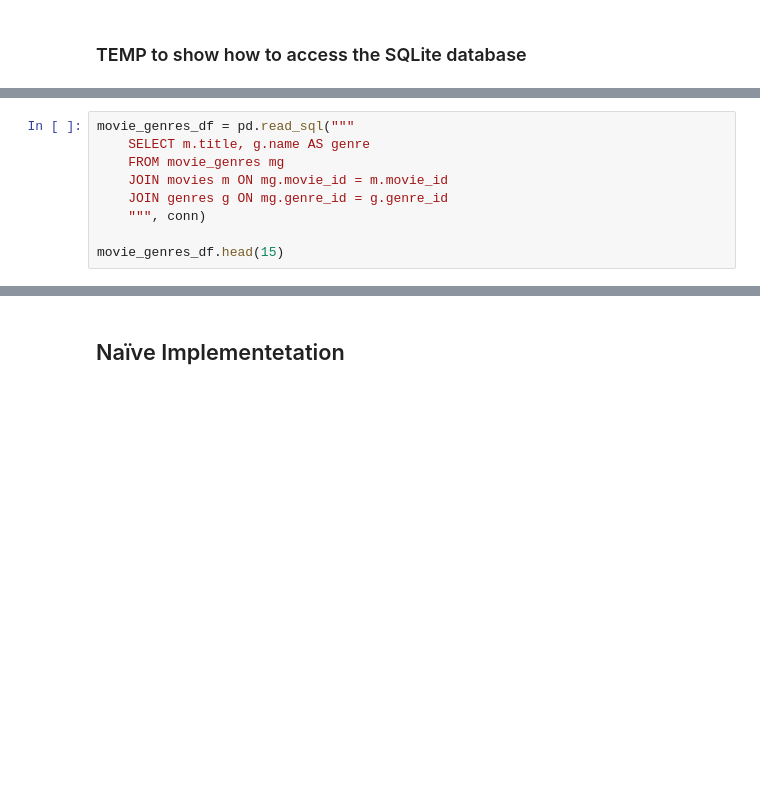
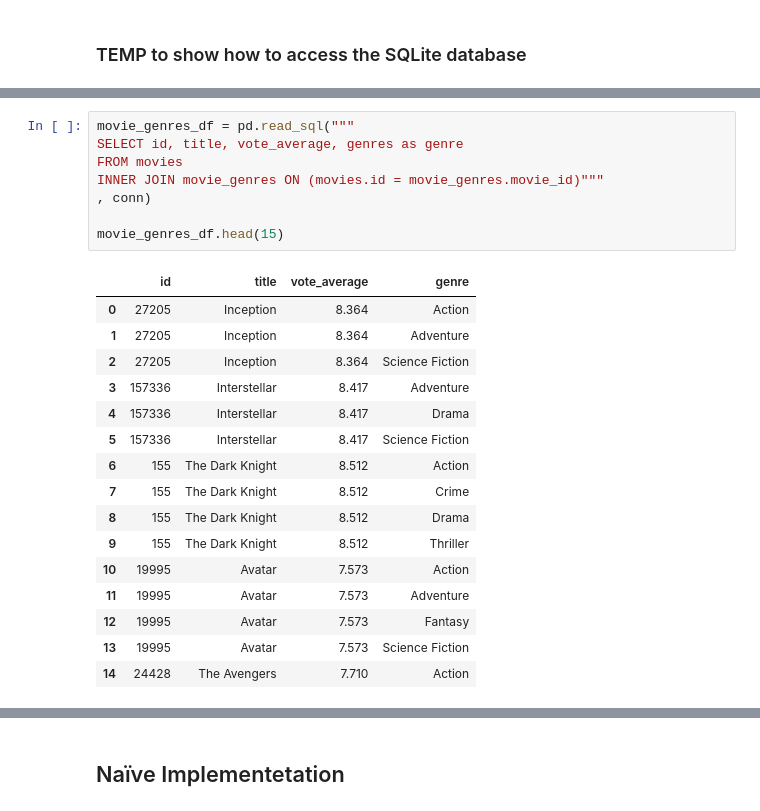
Before and after one commit to TunaConnoisseur/COMP30770-Big-Data, a Jupyter notebook: IMDB Notebook.ipynb, the cells around one changed output, grey strips where cells are left out. Cells and saved outputs as stored; diff of their text form; blank space fills up the shorter version.

```diff
--- a/IMDB Notebook.ipynb
+++ b/IMDB Notebook.ipynb
@@ -116,9 +170,25 @@ genres_df.head(30)
-# %%
-movie_genres_df = pd.read_sql("""
-    SELECT m.title, g.name AS genre
-    FROM movie_genres mg
-    JOIN movies m ON mg.movie_id = m.movie_id
-    JOIN genres g ON mg.genre_id = g.genre_id
-    """, conn)
-
-movie_genres_df.head(15)
+# %%
+movie_genres_df = pd.read_sql("""
+SELECT id, title, vote_average, genres as genre
+FROM movies
+INNER JOIN movie_genres ON (movies.id = movie_genres.movie_id)"""
+, conn)
+
+movie_genres_df.head(15)
+# %% [output]
+|  | id | title | vote_average | genre |
+| 0 | 27205 | Inception | 8.364 | Action |
+| 1 | 27205 | Inception | 8.364 | Adventure |
+| 2 | 27205 | Inception | 8.364 | Science Fiction |
+| 3 | 157336 | Interstellar | 8.417 | Adventure |
+| 4 | 157336 | Interstellar | 8.417 | Drama |
+| 5 | 157336 | Interstellar | 8.417 | Science Fiction |
+| 6 | 155 | The Dark Knight | 8.512 | Action |
+| 7 | 155 | The Dark Knight | 8.512 | Crime |
+| 8 | 155 | The Dark Knight | 8.512 | Drama |
+| 9 | 155 | The Dark Knight | 8.512 | Thriller |
+| 10 | 19995 | Avatar | 7.573 | Action |
+| 11 | 19995 | Avatar | 7.573 | Adventure |
+| 12 | 19995 | Avatar | 7.573 | Fantasy |
+| 13 | 19995 | Avatar | 7.573 | Science Fiction |
+| 14 | 24428 | The Avengers | 7.710 | Action |
```
Also changed, not shown: parts of 12 cells of this notebook.
